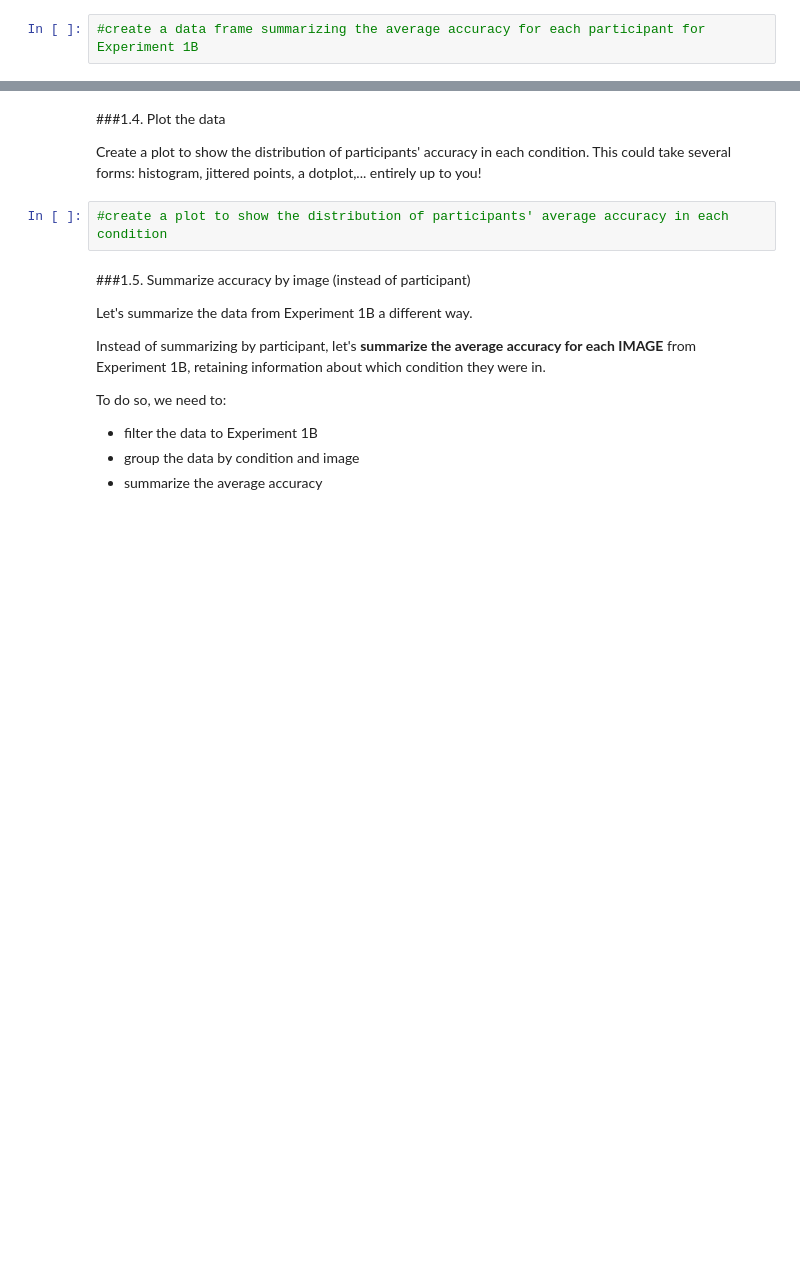
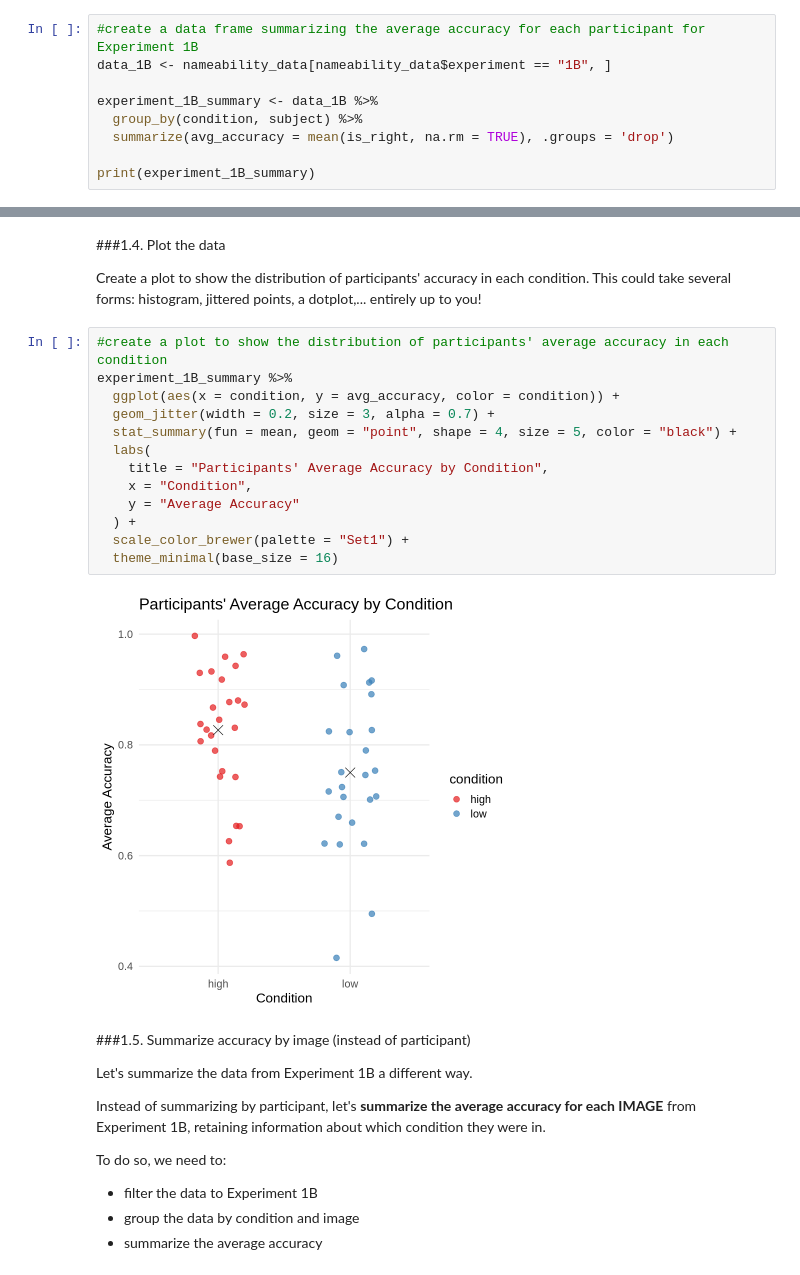
Before and after one commit to sydneynichol/MyFirstPullRequest, a Jupyter notebook: Data_Wrangling_2_Assignment.ipynb, the cells around one changed output, grey strips where cells are left out. Saved outputs shown, nothing was run; the diff lists cells and outputs as text; blank space fills up the shorter version.

```diff
--- a/Data_Wrangling_2_Assignment.ipynb
+++ b/Data_Wrangling_2_Assignment.ipynb
@@ -89,3 +132,10 @@ To do so, we need to:
 * summarize the average accuracy
 # %%
 #create a data frame summarizing the average accuracy for each participant for Experiment 1B
+data_1B <- nameability_data[nameability_data$experiment == "1B", ]
+
+experiment_1B_summary <- data_1B %>%
+  group_by(condition, subject) %>%
+  summarize(avg_accuracy = mean(is_right, na.rm = TRUE), .groups = 'drop')
+
+print(experiment_1B_summary)
@@ -93,8 +158,21 @@ To do so, we need to:
 ###1.4. Plot the data
 
 Create a plot to show the distribution of participants' accuracy in each condition. This could take several forms: histogram, jittered points, a dotplot,... entirely up to you!
-# %%
-#create a plot to show the distribution of participants' average accuracy in each condition
+# %%
+#create a plot to show the distribution of participants' average accuracy in each condition
+experiment_1B_summary %>%
+  ggplot(aes(x = condition, y = avg_accuracy, color = condition)) +
+  geom_jitter(width = 0.2, size = 3, alpha = 0.7) +
+  stat_summary(fun = mean, geom = "point", shape = 4, size = 5, color = "black") +
+  labs(
+    title = "Participants' Average Accuracy by Condition",
+    x = "Condition",
+    y = "Average Accuracy"
+  ) +
+  scale_color_brewer(palette = "Set1") +
+  theme_minimal(base_size = 16)
+# %% [output]
+[figure, added]
 # %% [markdown]
 ###1.5. Summarize accuracy by image (instead of participant)
 
```
Also changed, not shown: parts of 19 cells of this notebook.
